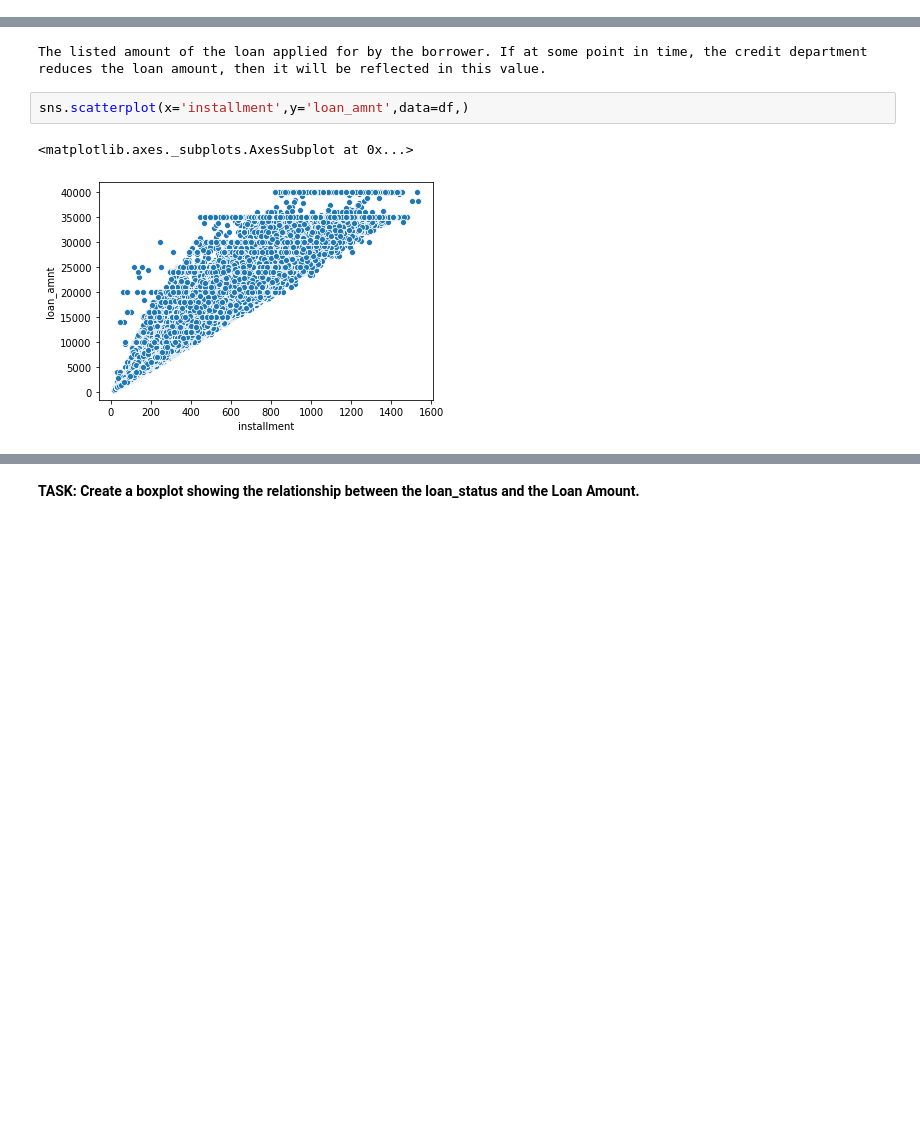
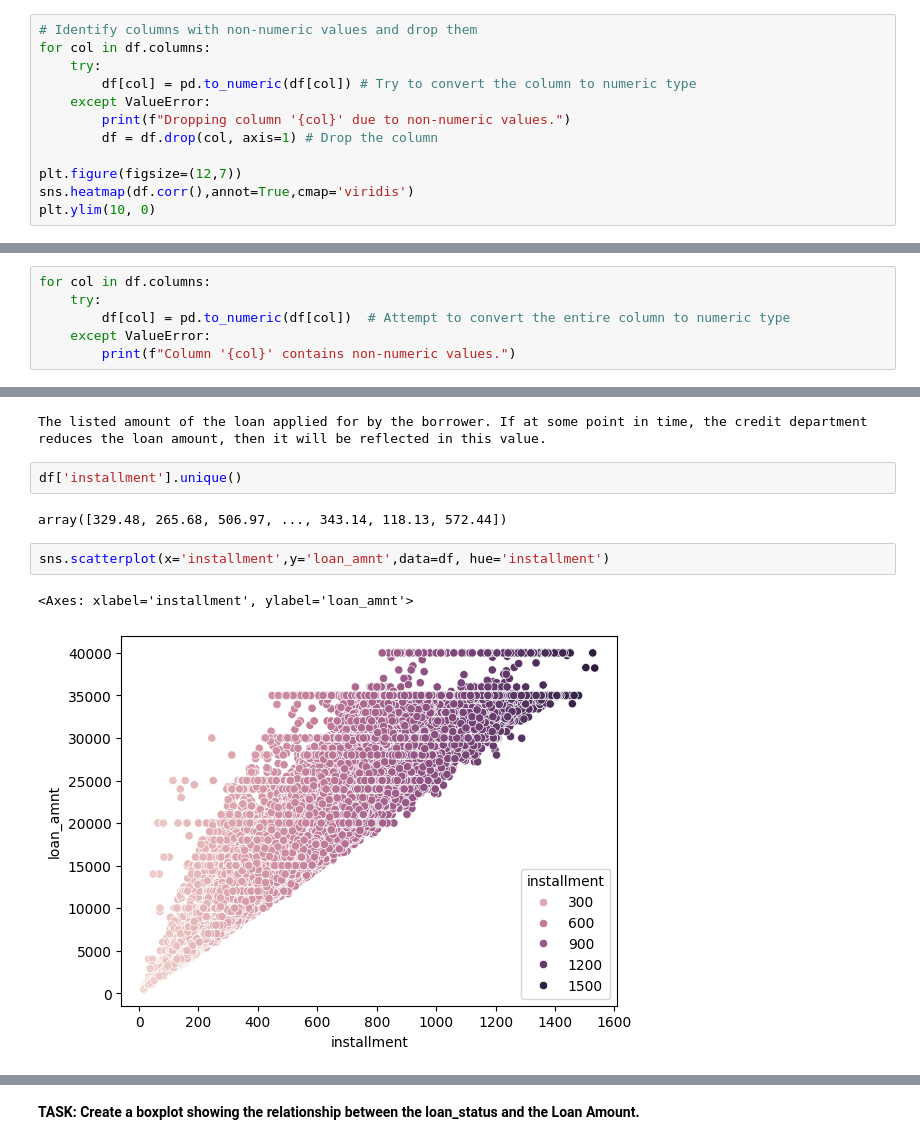
Before and after one commit to drpetros11111/Tensorflow_Portilia, a Jupyter notebook: 04_Keras_Project_Exercise_Solutions.ipynb, the cells around one changed output, grey strips where cells are left out. Saved outputs shown, nothing was run; the diff lists cells and outputs as text; blank space fills up the shorter version.

```diff
--- a/04_Keras_Project_Exercise_Solutions.ipynb
+++ b/04_Keras_Project_Exercise_Solutions.ipynb
@@ -609,0 +625,12 @@ plt.ylim(10, 0)
+# %%
+# Identify columns with non-numeric values and drop them
+for col in df.columns:
+    try:
+        df[col] = pd.to_numeric(df[col]) # Try to convert the column to numeric type
+    except ValueError:
+        print(f"Dropping column '{col}' due to non-numeric values.")
+        df = df.drop(col, axis=1) # Drop the column
+
+plt.figure(figsize=(12,7))
+sns.heatmap(df.corr(),annot=True,cmap='viridis')
+plt.ylim(10, 0)
@@ -610,3 +683,9 @@ plt.ylim(10, 0)
+# %%
+for col in df.columns:
+    try:
+        df[col] = pd.to_numeric(df[col])  # Attempt to convert the entire column to numeric type
+    except ValueError:
+        print(f"Column '{col}' contains non-numeric values.")
 # %% [markdown]
 # Heatmap Plot with dropping the NaN columns - scale, lighter color represents higher Correlation
 # %%
@@ -795,8 +874,12 @@ If you want to see the description for another feature, you simply call the func
 feat_info('loan_amnt')
 # %% [output]
 The listed amount of the loan applied for by the borrower. If at some point in time, the credit department reduces the loan amount, then it will be reflected in this value.
+# %%
+df['installment'].unique()
+# %% [output]
+array([329.48, 265.68, 506.97, ..., 343.14, 118.13, 572.44])
 # %%
-sns.scatterplot(x='installment',y='loan_amnt',data=df,)
+sns.scatterplot(x='installment',y='loan_amnt',data=df, hue='installment')
 # %% [output]
-<matplotlib.axes._subplots.AxesSubplot at 0x...>
+<Axes: xlabel='installment', ylabel='loan_amnt'>
-[figure, old version]
+[figure, new version]
```
Also changed, not shown: parts of 70 cells of this notebook.
